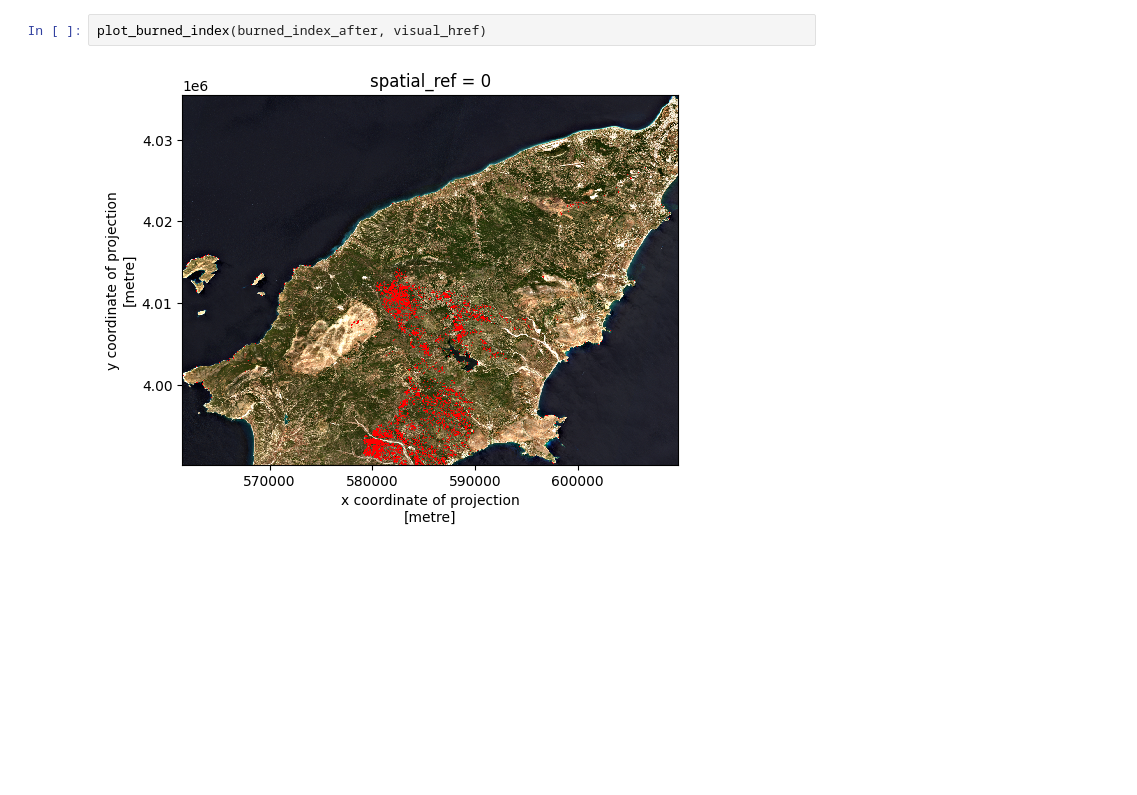
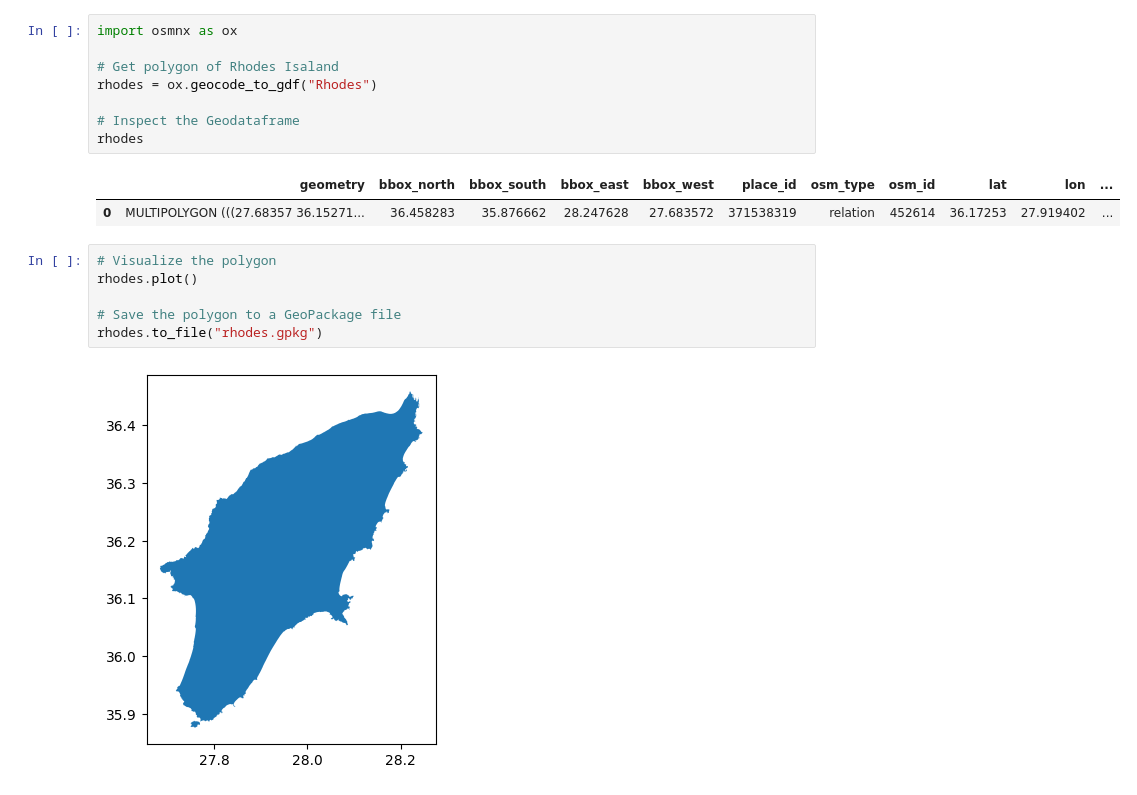
Before and after one commit to esciencecenter-digital-skills/2024-04-15-geospatial-python-EGU, a Jupyter notebook: geospatial-python.ipynb, the cells around one changed output. Saved outputs shown, nothing was run; the diff lists cells and outputs as text; blank space fills up the shorter version.

```diff
--- a/geospatial-python.ipynb
+++ b/geospatial-python.ipynb
@@ -195,4 +22,19 @@ plot_burned_index(burned_index_before, visual_href)
-# %%
-plot_burned_index(burned_index_after, visual_href)
-# %% [output]
-[figure, removed]
+# %%
+import osmnx as ox
+
+# Get polygon of Rhodes Isaland
+rhodes = ox.geocode_to_gdf("Rhodes")
+
+# Inspect the Geodataframe
+rhodes
+# %% [output]
+|  | geometry | bbox_north | bbox_south | bbox_east | bbox_west | place_id | osm_type | osm_id | lat | lon | ... |
+| 0 | MULTIPOLYGON (((27.68357 36.15271... | 36.458283 | 35.876662 | 28.247628 | 27.683572 | 371538319 | relation | 452614 | 36.17253 | 27.919402 | ... |
+# %%
+# Visualize the polygon
+rhodes.plot()
+
+# Save the polygon to a GeoPackage file
+rhodes.to_file("rhodes.gpkg")
+# %% [output]
+[figure, added]
```
Also changed, not shown: parts of 31 cells of this notebook.
